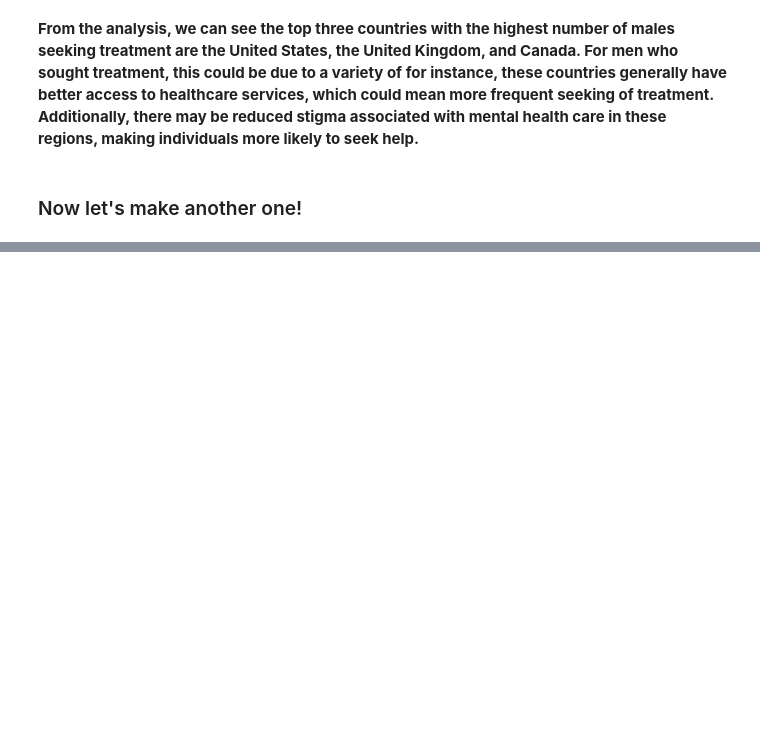
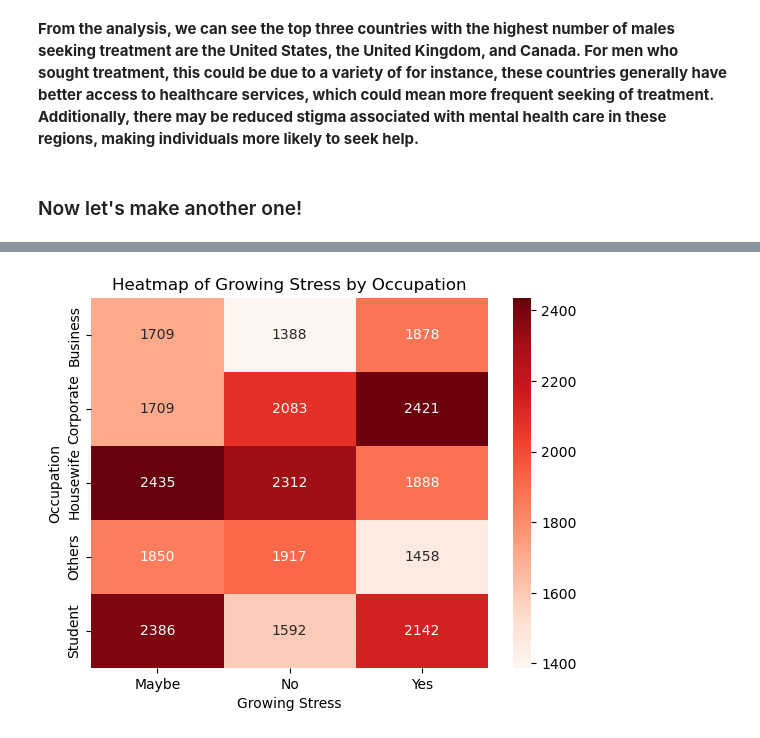
Before and after one commit to moeezawann/datamining, a Jupyter notebook: Project 1/project_1.ipynb, the cells around one changed output, grey strips where cells are left out. Cells and saved outputs as stored; diff of their text form; code cells hidden in the pictures; blank space fills up the shorter version.

```diff
--- a/Project 1/project_1.ipynb
+++ b/Project 1/project_1.ipynb
@@ -214,0 +232,5 @@ Passing `palette` without assigning `hue` is deprecated and will be removed in v
+# %%
+self_employed = mental_health_data[mental_health_data['self_employed'] == 'Yes']
+print(len(self_employed))
+# Checking to see any unique values
+print(mental_health_data['Growing_Stress'].unique())
@@ -214,0 +244,15 @@ Passing `palette` without assigning `hue` is deprecated and will be removed in v
+# %%
+stress_by_occupation = pd.crosstab(self_employed['Occupation'], self_employed['Growing_Stress'])
+
+# Plot the heatmap
+sns.heatmap(stress_by_occupation, annot=True, fmt="g", cmap='Reds')
+
+# Add title and labels
+plt.title('Heatmap of Growing Stress by Occupation')
+plt.xlabel('Growing Stress')
+plt.ylabel('Occupation')
+
+# Show the plot
+plt.show()
+# %% [output]
+[figure, added]
```
Also changed, not shown: parts of 18 cells of this notebook.
